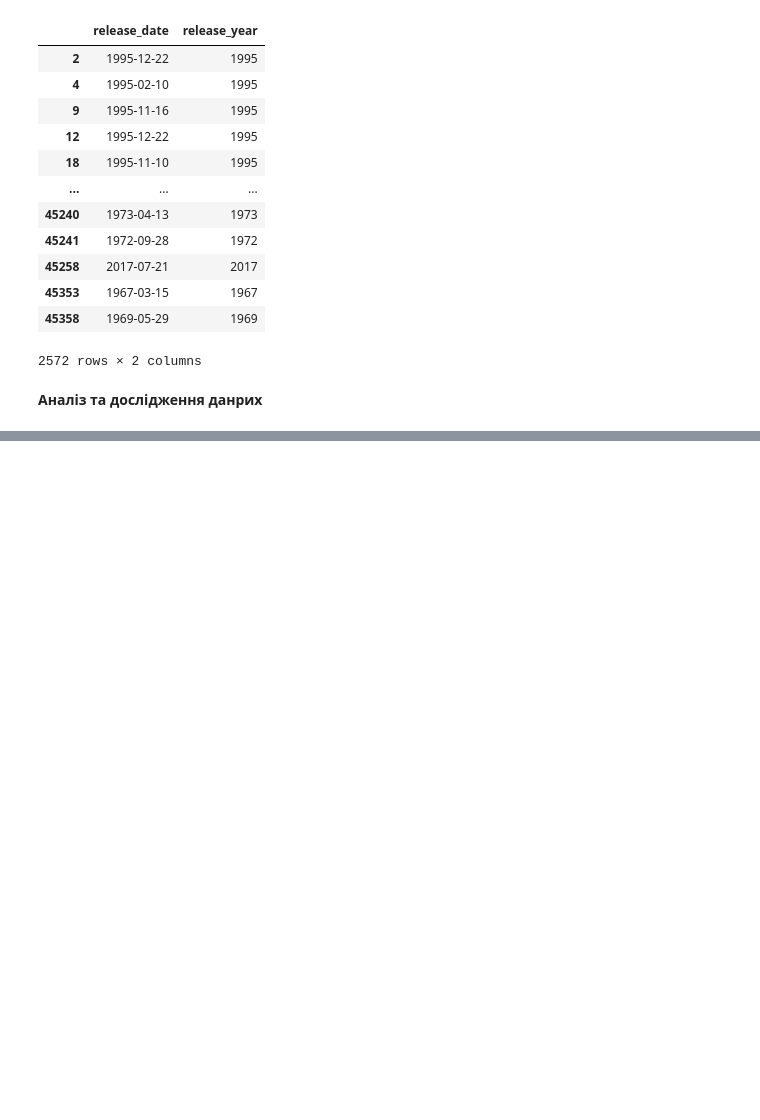
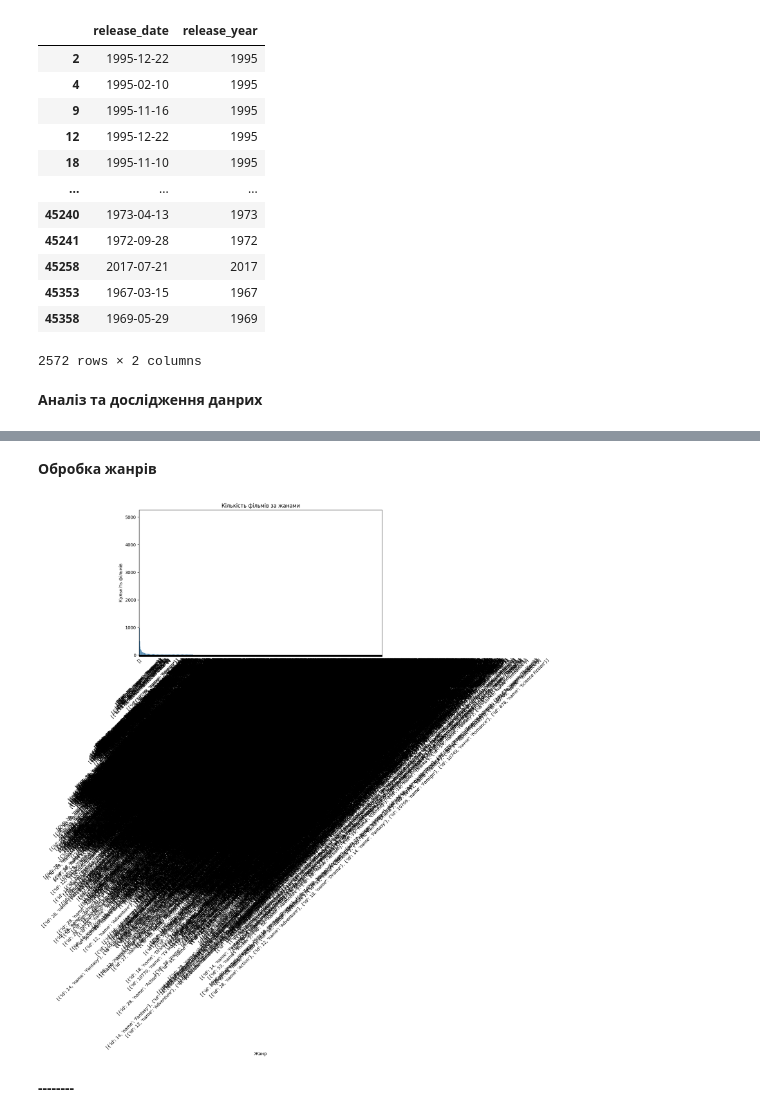
Before and after one commit to NikitaTsygura/MachineLearning, a Jupyter notebook: Аналізотор_фільмів.ipynb, the cells around one changed output, grey strips where cells are left out. Drawn from its saved outputs; the diff is of its cells as text; code cells hidden in the pictures; blank space fills up the shorter version.

Commit message:
досліджували genres

```diff
--- a/Аналізотор_фільмів.ipynb
+++ b/Аналізотор_фільмів.ipynb
@@ -154,0 +158,18 @@ Name: count, Length: 807, dtype: int64
+# %% [markdown]
+**Обробка жанрів**
+# %%
+plt.figure(figsize=(10,6))
+
+sns.barplot(x=genre_counts.index, y=genre_counts.values )
+
+plt.title("Кількість фільмів за жанами")
+plt.xlabel("Жанр")
+plt.ylabel("Кулькіть фільмів")
+
+plt.xticks(rotation=45)
+
+plt.show()
+# %% [output]
+[figure, added]
+# %% [markdown]
+**--------**
```
Also changed, not shown: parts of 13 cells of this notebook.
